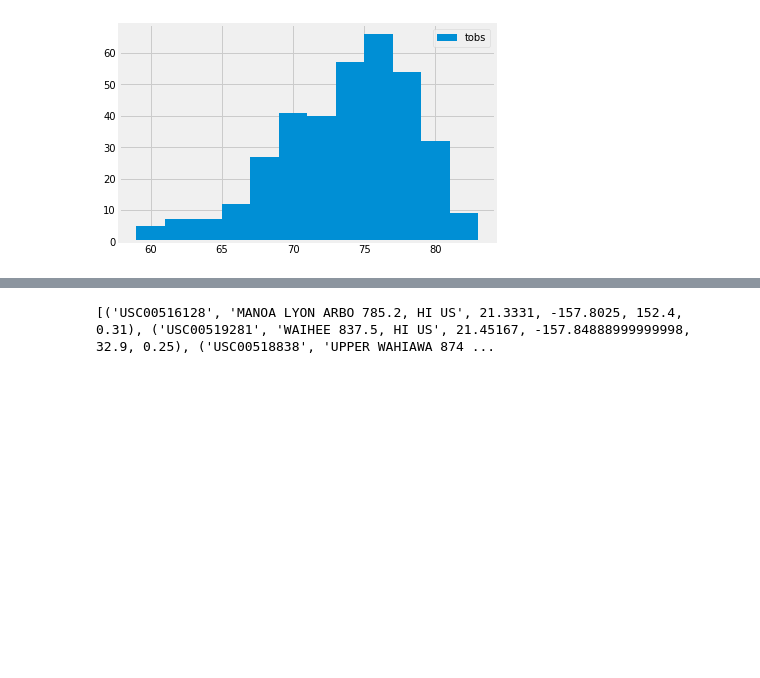
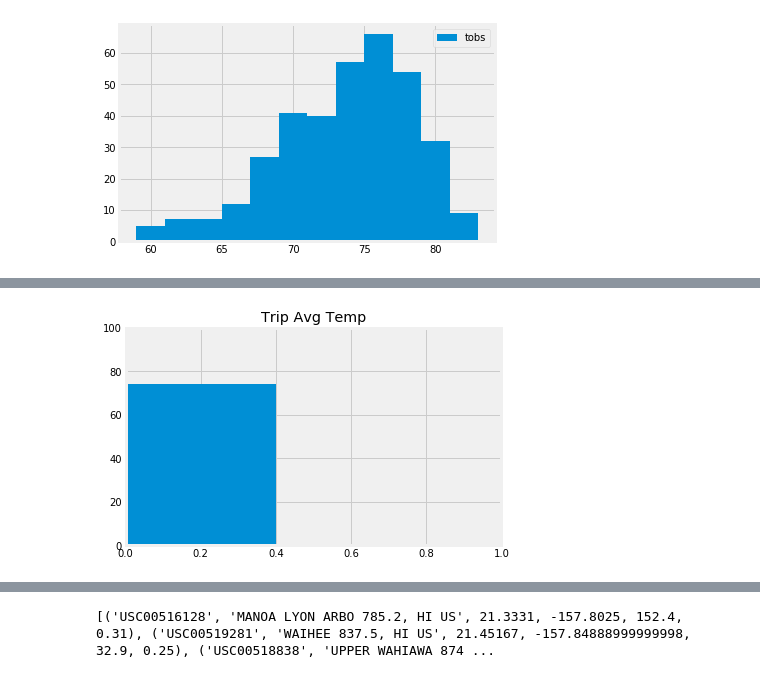
Before and after one commit to ulyssey28/Advanced-Data-Storage-and-Retrieval-, a Jupyter notebook: climate_starter.ipynb, the cells around one changed output, grey strips where cells are left out. Saved outputs shown, nothing was run; the diff lists cells and outputs as text; code cells hidden in the pictures; blank space fills up the shorter version.

```diff
--- a/climate_starter.ipynb
+++ b/climate_starter.ipynb
@@ -306,19 +313,0 @@ print(calc_temps('2012-02-28', '2012-03-05'))
-# %%
-# This function called `calc_temps` will accept start date and end date in the format '%Y-%m-%d'
-# and return the minimum, average, and maximum temperatures for that range of dates
-def calc_temps(start_date, end_date):
-    """TMIN, TAVG, and TMAX for a list of dates.
-
-    Args:
-        start_date (string): A date string in the format %Y-%m-%d
-        end_date (string): A date string in the format %Y-%m-%d
-
-    Returns:
-        TMIN, TAVE, and TMAX
-    """
-
-    return session.query(func.min(Measurement.tobs), func.avg(Measurement.tobs), func.max(Measurement.tobs)).\
-        filter(Measurement.date >= start_date).filter(Measurement.date <= end_date).all()
-
-# function usage example
-print(calc_temps('2012-02-28', '2012-03-05'))
@@ -326,0 +314,10 @@ print(calc_temps('2012-02-28', '2012-03-05'))
+# %%
+# Use your previous function `calc_temps` to calculate the tmin, tavg, and tmax
+# for your trip using the previous year's data for those same dates.
+
+#TRIP DATA:
+#Provided I have a trip start date of "2017-01-01" and an end date of "2017-16-01"
+#The minimum, average, and maximum temperature would be:
+
+trip_temps = calc_temps("2017-01-01", "2017-16-01")
+trip_temps
@@ -335,8 +331,15 @@ print(calc_temps('2012-02-28', '2012-03-05'))
 # %%
 # Plot the results from your previous query as a bar chart.
 # Use "Trip Avg Temp" as your Title
 # Use the average temperature for the y value
 # Use the peak-to-peak (tmax-tmin) value as the y error bar (yerr)
+
+plt.bar([0], trip_temps[0][1])
+plt.title('Trip Avg Temp')
+plt.axis([0, 1, 0, 100])
+plt.show()
+# %% [output]
+[figure, added]
 # %%
 # Plot the results from your previous query as a bar chart.
 # Use "Trip Avg Temp" as your Title
```
Also changed, not shown: parts of 7 cells of this notebook.
